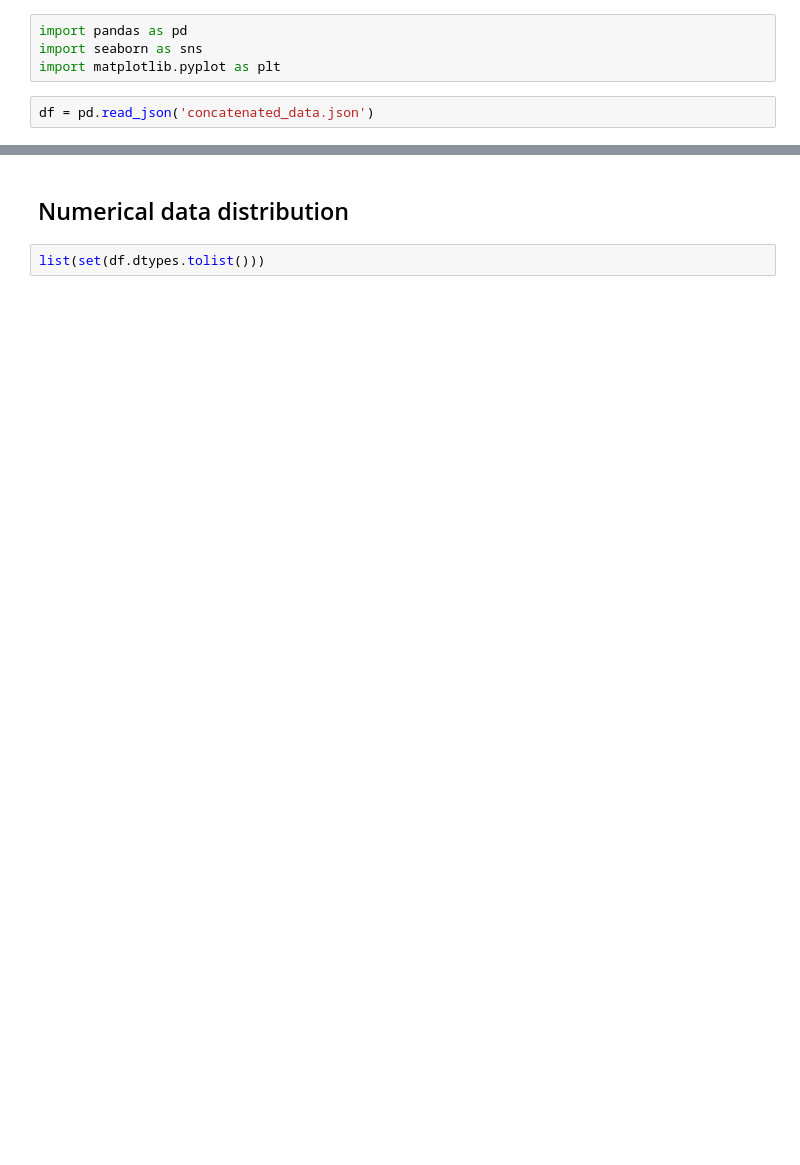
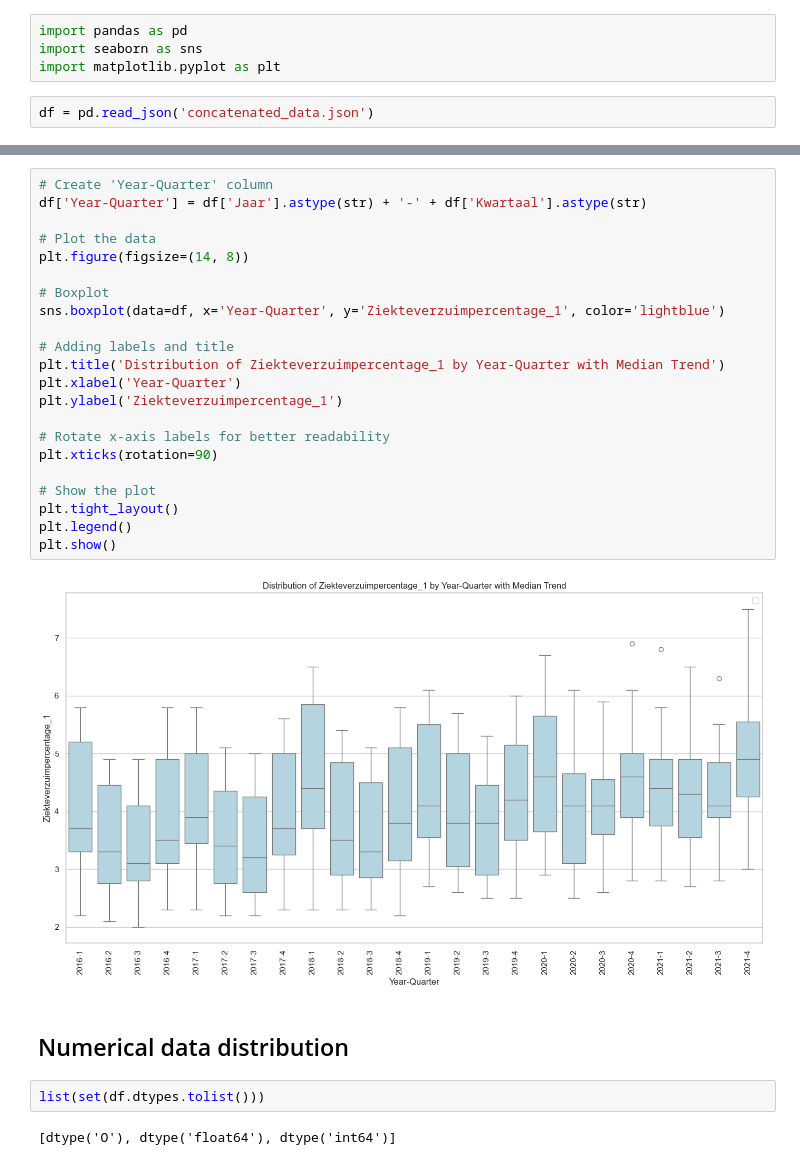
Before and after one commit to evdhout/uwv, a Jupyter notebook: uwv/ingestion/EDA.ipynb, the cells around one changed output, grey strips where cells are left out. Saved outputs shown, nothing was run; the diff lists cells and outputs as text; blank space fills up the shorter version.

```diff
--- a/uwv/ingestion/EDA.ipynb
+++ b/uwv/ingestion/EDA.ipynb
@@ -22,7 +62,33 @@ plt.show()
+# %%
+# Create 'Year-Quarter' column
+df['Year-Quarter'] = df['Jaar'].astype(str) + '-' + df['Kwartaal'].astype(str)
+
+# Plot the data
+plt.figure(figsize=(14, 8))
+
+# Boxplot
+sns.boxplot(data=df, x='Year-Quarter', y='Ziekteverzuimpercentage_1', color='lightblue')
+
+# Adding labels and title
+plt.title('Distribution of Ziekteverzuimpercentage_1 by Year-Quarter with Median Trend')
+plt.xlabel('Year-Quarter')
+plt.ylabel('Ziekteverzuimpercentage_1')
+
+# Rotate x-axis labels for better readability
+plt.xticks(rotation=90)
+
+# Show the plot
+plt.tight_layout()
+plt.legend()
+plt.show()
+# %% [output]
+[figure, added]
 # %% [markdown]
 ## Numerical data distribution
 # %%
 list(set(df.dtypes.tolist()))
+# %% [output]
+[dtype('O'), dtype('float64'), dtype('int64')]
 # %%
 df_num = df.select_dtypes(include = ['float64', 'int64'])
 df_num.head()
```
Also changed, not shown: parts of 8 cells of this notebook.
